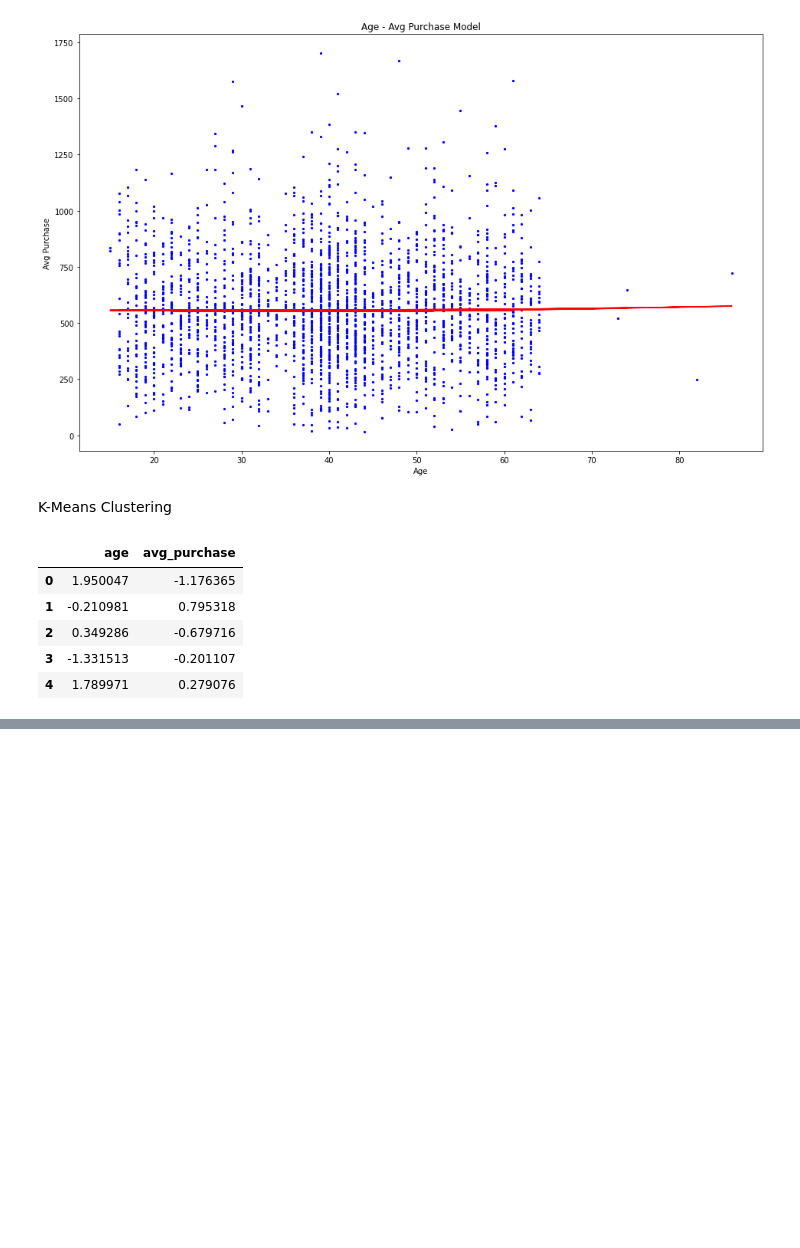
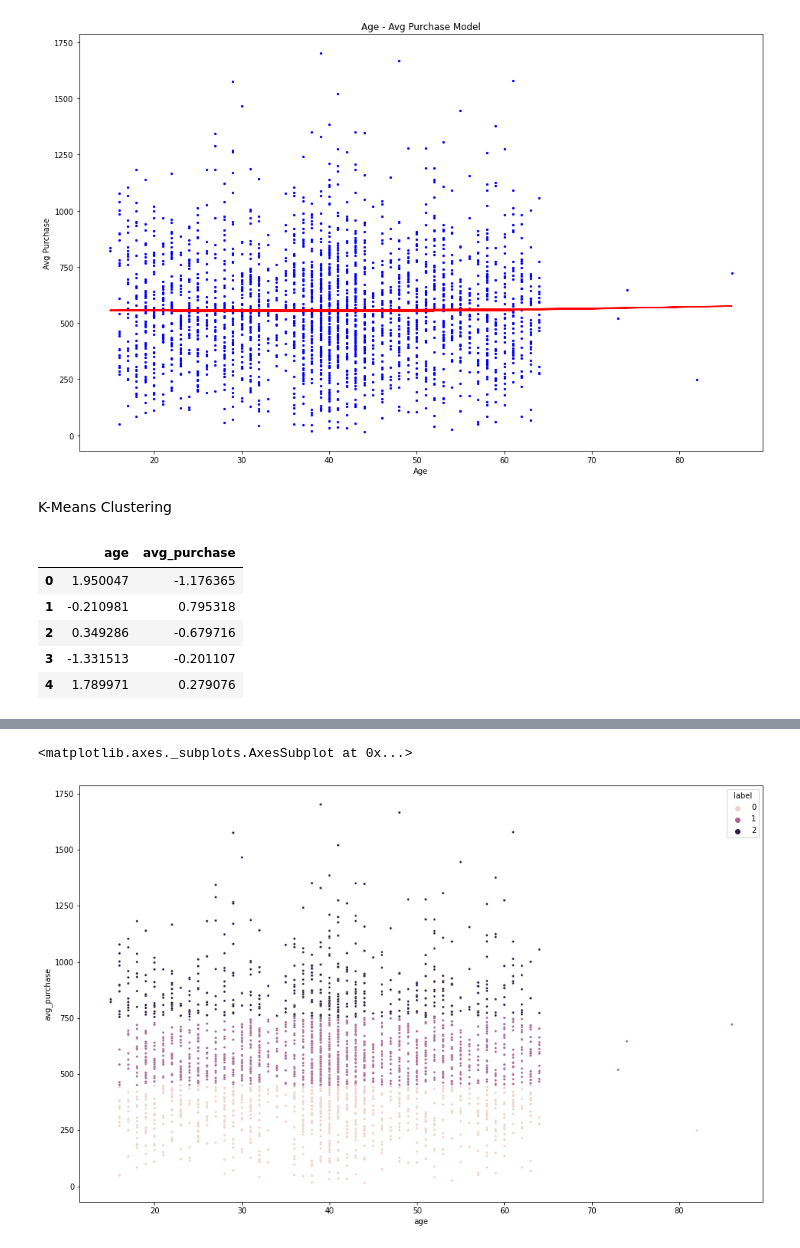
Before and after one commit to nug1209/Virtual_Experience_KPMG_Data_Analytics, a Jupyter notebook: KPMG_Virtual_Experience_2_Nugroho_Budianggoro.ipynb, the cells around one changed output, grey strips where cells are left out. Cells and saved outputs as stored; diff of their text form; code cells hidden in the pictures; blank space fills up the shorter version.

```diff
--- a/KPMG_Virtual_Experience_2_Nugroho_Budianggoro.ipynb
+++ b/KPMG_Virtual_Experience_2_Nugroho_Budianggoro.ipynb
@@ -644,0 +699,10 @@ TypeError: ignored
+# %%
+kmeans = KMeans(
+    init="random",
+    n_clusters = 3,
+    n_init = 10,
+    max_iter = 300,
+    random_state = 42
+)
+
+kmeans.fit(scaled_features)
@@ -644,0 +711,10 @@ TypeError: ignored
+# %%
+# # clusters = kmeans.fit_predict(df.iloc[:,1:])
+# # newdf["label"] = clusters
+# kmeans = KMeans(n_jobs = -1, n_clusters = 4, init='k-means++')
+# kmeans.fit(newdf)
+
+
+clusters = kmeans.fit_predict(df_mod.iloc[:,1:])
+df_mod["label"] = clusters
+df_mod.head()
@@ -644,0 +732,6 @@ TypeError: ignored
+# %%
+fig, ax = plt.subplots(figsize=[16,10])
+sns.scatterplot(data=df_mod, x='age', y="avg_purchase", hue="label", s=10)
+# %% [output]
+<matplotlib.axes._subplots.AxesSubplot at 0x...>
+[figure, added]
```
Also changed, not shown: parts of 14 cells of this notebook.
